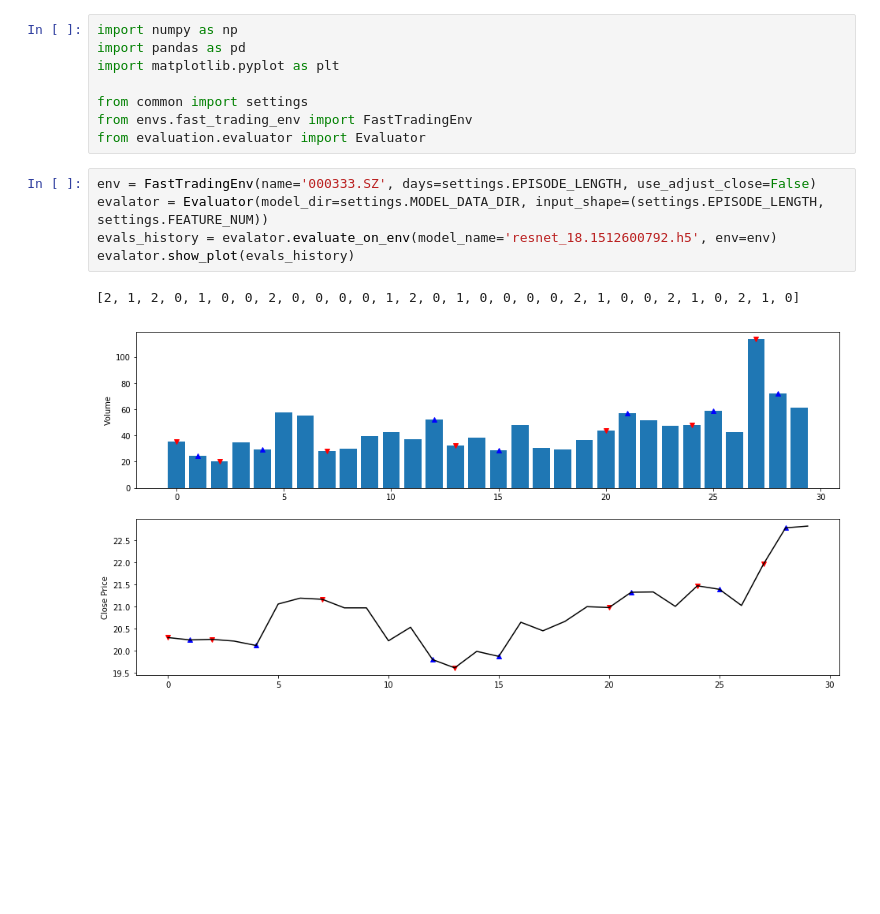
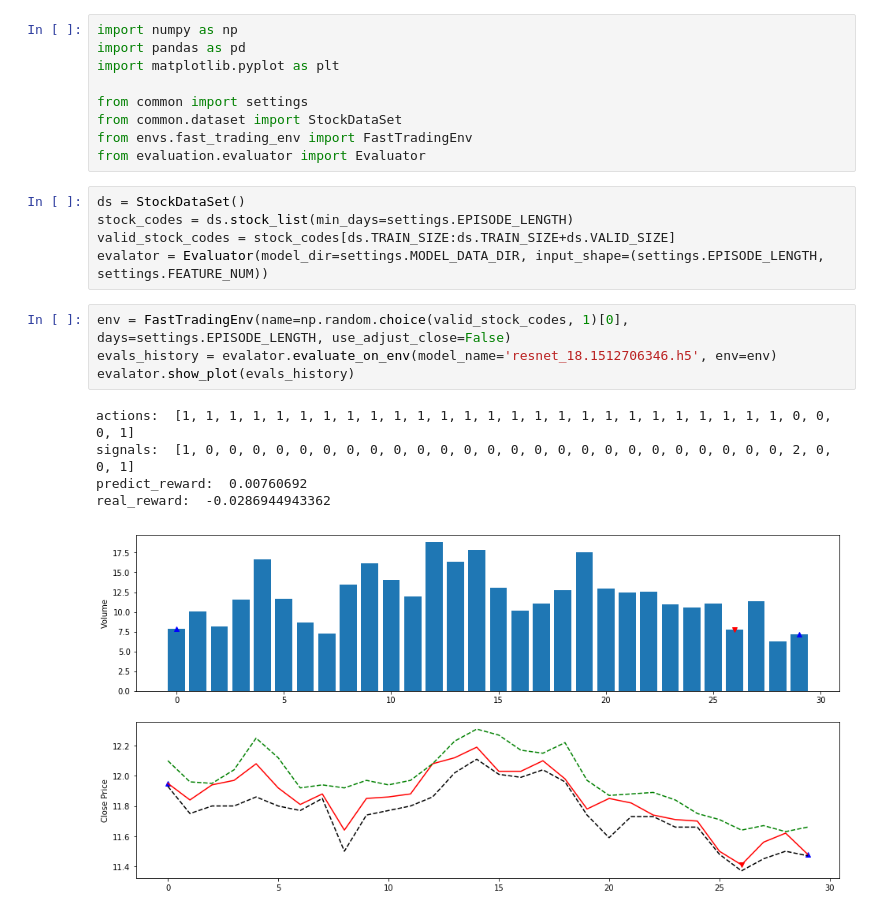
Before and after one commit to lbjworld/snake, a Jupyter notebook: rl/watch.ipynb, the cells around one changed output. Drawn from its saved outputs; the diff is of its cells as text; blank space fills up the shorter version.

```diff
--- a/rl/watch.ipynb
+++ b/rl/watch.ipynb
@@ -4,13 +4,21 @@ import pandas as pd
 import matplotlib.pyplot as plt
 
 from common import settings
+from common.dataset import StockDataSet
 from envs.fast_trading_env import FastTradingEnv
 from evaluation.evaluator import Evaluator
+# %%
+ds = StockDataSet()
+stock_codes = ds.stock_list(min_days=settings.EPISODE_LENGTH)
+valid_stock_codes = stock_codes[ds.TRAIN_SIZE:ds.TRAIN_SIZE+ds.VALID_SIZE]
+evalator = Evaluator(model_dir=settings.MODEL_DATA_DIR, input_shape=(settings.EPISODE_LENGTH, settings.FEATURE_NUM))
 # %%
-env = FastTradingEnv(name='000333.SZ', days=settings.EPISODE_LENGTH, use_adjust_close=False)
-evalator = Evaluator(model_dir=settings.MODEL_DATA_DIR, input_shape=(settings.EPISODE_LENGTH, settings.FEATURE_NUM))
-evals_history = evalator.evaluate_on_env(model_name='resnet_18.1512600792.h5', env=env)
+env = FastTradingEnv(name=np.random.choice(valid_stock_codes, 1)[0], days=settings.EPISODE_LENGTH, use_adjust_close=False)
+evals_history = evalator.evaluate_on_env(model_name='resnet_18.1512706346.h5', env=env)
 evalator.show_plot(evals_history)
 # %% [output]
-[2, 1, 2, 0, 1, 0, 0, 2, 0, 0, 0, 0, 1, 2, 0, 1, 0, 0, 0, 0, 2, 1, 0, 0, 2, 1, 0, 2, 1, 0]
+actions:  [1, 1, 1, 1, 1, 1, 1, 1, 1, 1, 1, 1, 1, 1, 1, 1, 1, 1, 1, 1, 1, 1, 1, 1, 1, 1, 0, 0, 0, 1]
+signals:  [1, 0, 0, 0, 0, 0, 0, 0, 0, 0, 0, 0, 0, 0, 0, 0, 0, 0, 0, 0, 0, 0, 0, 0, 0, 0, 2, 0, 0, 1]
+predict_reward:  0.00760692
+real_reward:  -0.0286944943362
-[figure, old version]
+[figure, new version]
```
Also changed, not shown: 2 other files.
